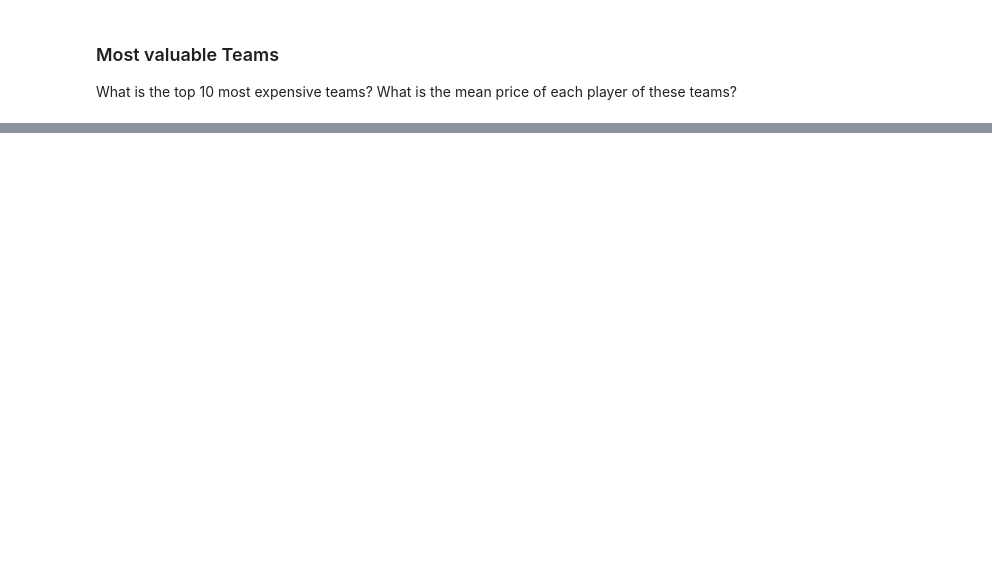
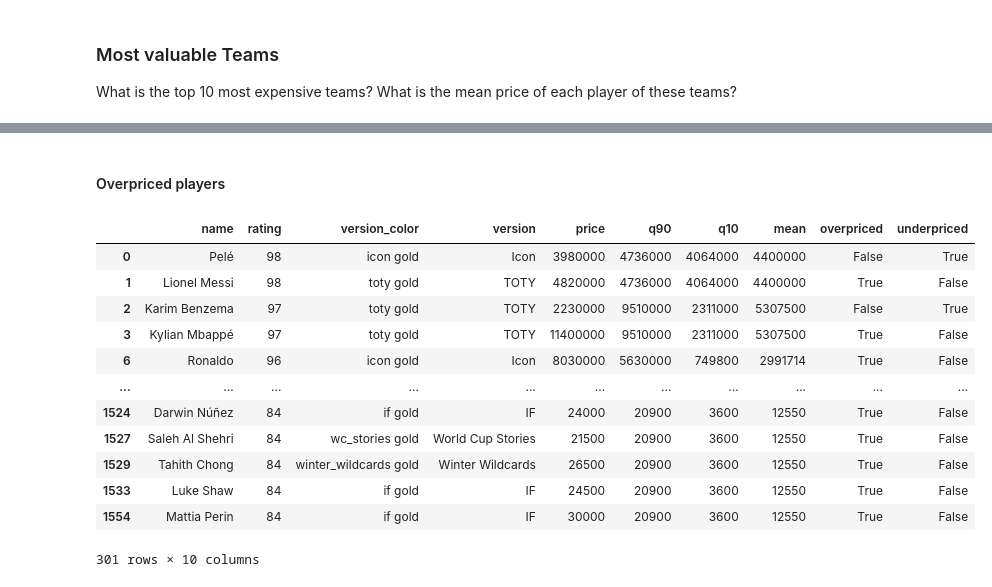
Before and after one commit to felipemayer/fut-23-analysis, a Jupyter notebook: players_analysis.ipynb, the cells around one changed output, grey strips where cells are left out. Cells and saved outputs as stored; diff of their text form; code cells hidden in the pictures; blank space fills up the shorter version.

```diff
--- a/players_analysis.ipynb
+++ b/players_analysis.ipynb
@@ -727,0 +657,12 @@ df_top_league_players[['name', 'position', 'pace']]\
+# %%
+# 90th Percentile
+def q90(x):
+    return x.quantile(0.9)
+
+# 10th Percentile
+def q10(x):
+    return x.quantile(0.1)
+
+df_price_rating = df_players.groupby('rating').agg({'price':  [q90, q10, 'mean']}).reset_index().round(0)
+
+df_price_rating
@@ -727,0 +688,8 @@ df_top_league_players[['name', 'position', 'pace']]\
+# %%
+df_players_pricing = df_players[['name', 'rating','version_color', 'version', 'price']]
+
+df_players_pricing = df_players_pricing.merge(df_price_rating, how='left', on='rating')
+
+df_players_pricing.columns = ['name', 'rating', 'version_color', 'version', 'price', 'q90', 'q10', 'mean']
+
+df_players_pricing
@@ -727,0 +711,24 @@ df_top_league_players[['name', 'position', 'pace']]\
+# %% [markdown]
+#### Overpriced players
+# %%
+# create a new column overpriced based on price and q75
+df_players_pricing['overpriced'] = df_players_pricing['price'] > df_players_pricing['q90']
+
+# create a new column underpriced based on price and q25
+df_players_pricing['underpriced'] = df_players_pricing['price'] < df_players_pricing['q10']
+
+df_players_pricing.query('overpriced == True | underpriced == True')
+# %% [output]
+|  | name | rating | version_color | version | price | q90 | q10 | mean | overpriced | underpriced |
+| 0 | Pelé | 98 | icon gold | Icon | 3980000 | 4736000 | 4064000 | 4400000 | False | True |
+| 1 | Lionel Messi | 98 | toty gold | TOTY | 4820000 | 4736000 | 4064000 | 4400000 | True | False |
+| 2 | Karim Benzema | 97 | toty gold | TOTY | 2230000 | 9510000 | 2311000 | 5307500 | False | True |
+| 3 | Kylian Mbappé | 97 | toty gold | TOTY | 11400000 | 9510000 | 2311000 | 5307500 | True | False |
+| 6 | Ronaldo | 96 | icon gold | Icon | 8030000 | 5630000 | 749800 | 2991714 | True | False |
+| ... | ... | ... | ... | ... | ... | ... | ... | ... | ... | ... |
+| 1524 | Darwin Núñez | 84 | if gold | IF | 24000 | 20900 | 3600 | 12550 | True | False |
+| 1527 | Saleh Al Shehri | 84 | wc_stories gold | World Cup Stories | 21500 | 20900 | 3600 | 12550 | True | False |
+| 1529 | Tahith Chong | 84 | winter_wildcards gold | Winter Wildcards | 26500 | 20900 | 3600 | 12550 | True | False |
+| 1533 | Luke Shaw | 84 | if gold | IF | 24500 | 20900 | 3600 | 12550 | True | False |
+| 1554 | Mattia Perin | 84 | if gold | IF | 30000 | 20900 | 3600 | 12550 | True | False |
+301 rows × 10 columns
```
Also changed, not shown: parts of 36 cells of this notebook.
